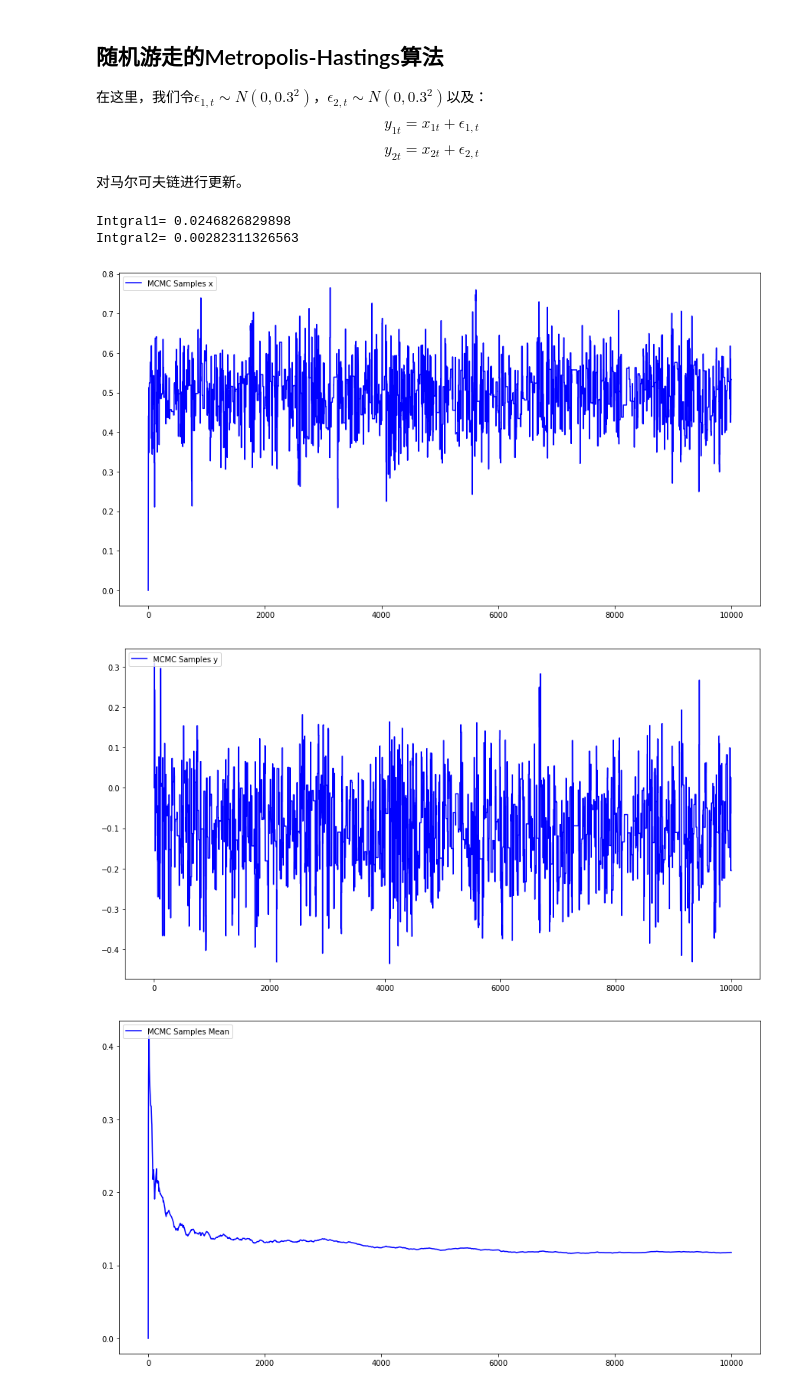
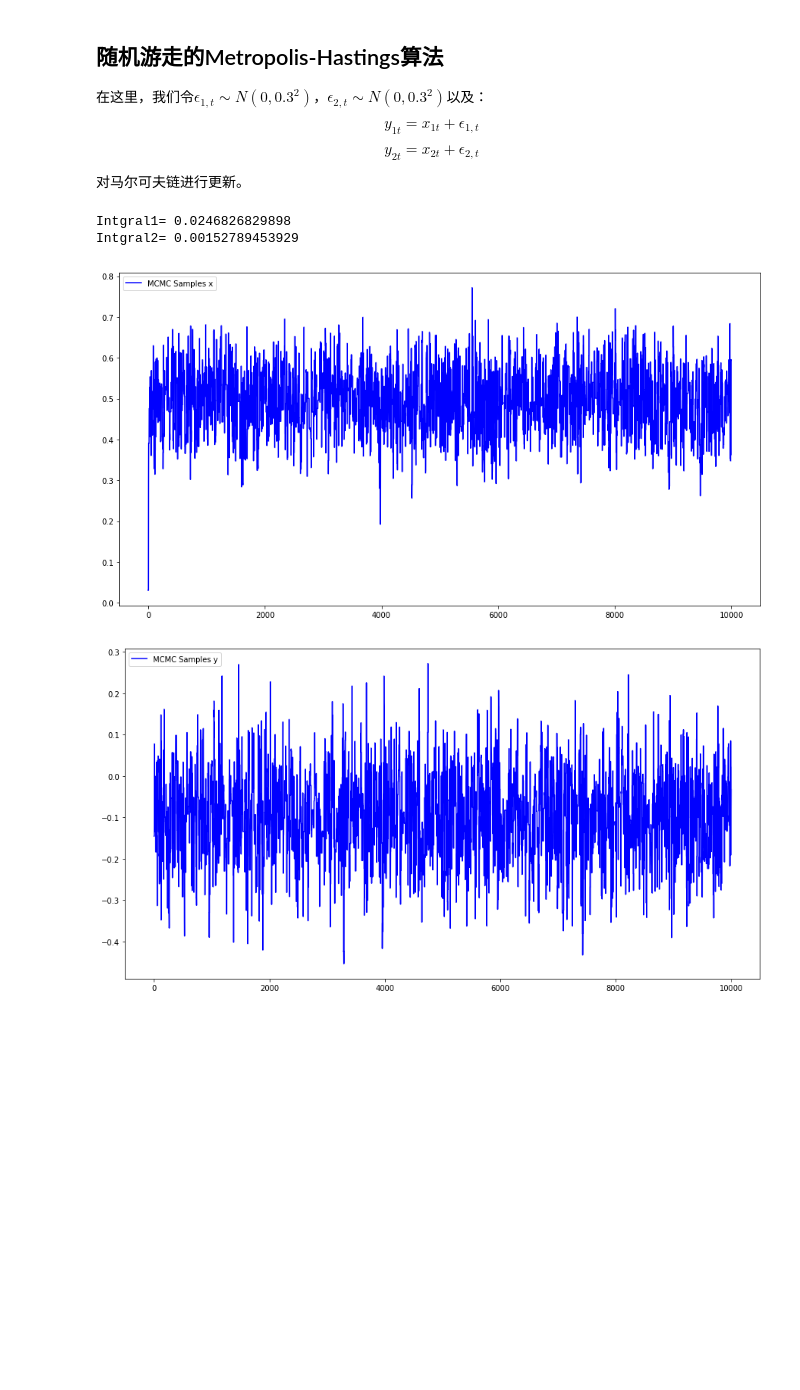
Before and after one commit to sijichun/MathStatsCode, a Jupyter notebook: notebook_python/MonteCarlo.ipynb, the cells around one changed output. Cells and saved outputs as stored; diff of their text form; code cells hidden in the pictures; blank space fills up the shorter version.

Commit message:
mcmc logistic

```diff
--- a/notebook_python/MonteCarlo.ipynb
+++ b/notebook_python/MonteCarlo.ipynb
@@ -135,7 +135,7 @@ pai=lambda x: pai_cons* \
 domain=lambda x:(x[0]>=-1)*(x[1]>=-1)*(x[0]<=1)*(x[1]<=1)
 q=lambda y: 1/(2*np.pi)*np.exp(-1*y[0]**2/2-y[1]**2/2)
 h=lambda x: domain(x)
-h2=lambda x: np.sin(x[0])**2+np.log(abs(1+x[1]))
+h2=lambda x: np.sin(10*x[0])**2+np.log(abs(1+x[1]*10))
 #从均匀分布中采样
 def sample_q():
     return (nprd.normal(),nprd.normal())
@@ -153,7 +153,7 @@ def MH_independent(N_samples, pai, q, q_sampler, x0):
     for i in range(N_samples):
         y=q_sampler()
         rho=min(1,pai(y)*q(x)/(pai(x)*q(y)))
-        if nprd.uniform()<rho:
+        if nprd.uniform()<=rho:
             X.append(y)
             x=y
         else:
@@ -188,15 +188,5 @@ plt.show() ## 画图
 plt.plot(index,x_y,label=r'MCMC Samples y',color='blue')
 plt.legend(loc='upper left', frameon=True)
 plt.show() ## 画图
-average_H2=[np.mean(H2[:i]) for i in range(len(H)) if i!=0]
-plt.plot(index[1:],average_H2,label=r'MCMC Samples Mean',color='blue')
-plt.legend(loc='upper left', frameon=True)
-plt.show() ## 画图
-plt.acorr(x_x,label=r'Auto corr of x',color='blue', maxlags=30)
-plt.legend(loc='upper left', frameon=True)
-plt.show() ## 画图
-plt.acorr(x_y,label=r'Auto corr of y',color='blue', maxlags=30)
-plt.legend(loc='upper left', frameon=True)
-plt.show() ## 画图
 # %% [output]
 Intgral1= 0.0246826829898
@@ -208,0 +198,8 @@ Intgral2= 0.00281356876305
+# %%
+plt.rcParams['figure.figsize'] = (15.0, 8.0)
+plt.hist(x_x,label=r'Histogram of x',color='blue', bins=50)
+plt.legend(loc='upper left', frameon=True)
+plt.show() ## 画图
+plt.hist(x_y,label=r'Histogram of y',color='blue', bins=50)
+plt.legend(loc='upper left', frameon=True)
+plt.show() ## 画图
@@ -216,15 +229,14 @@ from numpy import random as nprd
 
 ##设定参数
 M =10000
-pai_cons=90*np.sqrt(2)/(2*np.pi)
-pai=lambda x: pai_cons* \
-    np.exp(-90*(x[0]-0.5)**2-45*(x[1]+0.1)**2)
+pai=lambda x: np.exp(-90*(x[0]-0.5)**2-45*(x[1]+0.1)**2)
 domain=lambda x:(x[0]>=-1)*(x[1]>=-1)*(x[0]<=1)*(x[1]<=1)
 h=lambda x: domain(x)
-h2=lambda x: np.sin(x[0])**2+np.log(abs(1+x[1]))
-#从均匀分布中采样
+h2=lambda x: np.sin(10*x[0])**2+np.log(abs(1+x[1]*10))
+
+#随机游走
 def sample_q(x):
-    return (x[0]+0.3*nprd.normal(),x[1]+0.3*nprd.normal())
+    return (x[0]+0.2*nprd.normal(),x[1]+0.2*nprd.normal())
 
 
 ##独立的MCMC算法，输入：
@@ -238,7 +250,7 @@ def MH_RW(N_samples, pai, q_sampler, x0):
     for i in range(N_samples):
         y=q_sampler(x)
         rho=min(1,pai(y)/pai(x))
-        if nprd.uniform()<rho:
+        if nprd.uniform()<=rho:
             X.append(y)
             x=y
         else:
@@ -248,44 +260,33 @@ def MH_RW(N_samples, pai, q_sampler, x0):
 ## 计算积分
 x=MH_RW(M, pai, sample_q, (0,0))
 ## 第一个积分
 H=list(map(h,x))
 ## 取h后面80%的样本
 subH=H[int(M*0.2):]
 integral=np.pi/(90*np.sqrt(2))*np.mean(subH)
 print("Intgral1=",integral)
 ## 第二个积分
 H2=list(map(h2,x))
 subH2=H2[int(M*0.2):]
 integral2=np.pi/(90*np.sqrt(2))*np.mean(subH2)
 print("Intgral2=",integral2)
 
 ## 诊断图
 import matplotlib.pyplot as plt
 %matplotlib inline
 # 设定图像大小
 plt.rcParams['figure.figsize'] = (15.0, 8.0)
 index=[i for i in range(len(H))]
 x_x=[x[i][0] for i in range(len(H))]
 x_y=[x[i][1] for i in range(len(H))]
 plt.plot(index,x_x,label=r'MCMC Samples x',color='blue')
 plt.legend(loc='upper left', frameon=True)
 plt.show() ## 画图
 plt.plot(index,x_y,label=r'MCMC Samples y',color='blue')
 plt.legend(loc='upper left', frameon=True)
 plt.show() ## 画图
-average_H2=[np.mean(H2[:i]) for i in range(len(H)) if i!=0]
-plt.plot(index[1:],average_H2,label=r'MCMC Samples Mean',color='blue')
-plt.legend(loc='upper left', frameon=True)
-plt.show() ## 画图
-plt.acorr(x_x,label=r'Auto corr of x',color='blue', maxlags=30)
-plt.legend(loc='upper left', frameon=True)
-plt.show() ## 画图
-plt.acorr(x_y,label=r'Auto corr of y',color='blue', maxlags=30)
-plt.legend(loc='upper left', frameon=True)
-plt.show() ## 画图
 # %% [output]
 Intgral1= 0.0246826829898
-Intgral2= 0.00282311326563
+Intgral2= 0.00152789453929
-[figure, old version]
+[figure, new version]
-[figure, old version]
+[figure, new version]
-[figure, removed]
```
Also changed, not shown: parts of 21 cells of this notebook, 3 other files.
